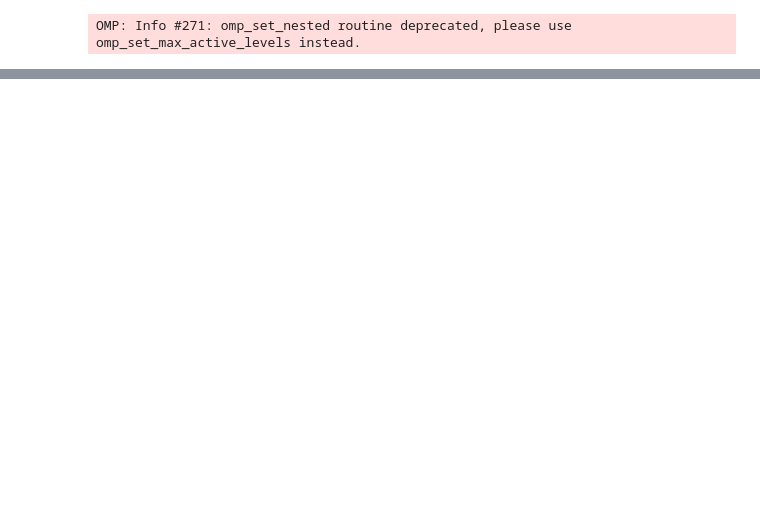
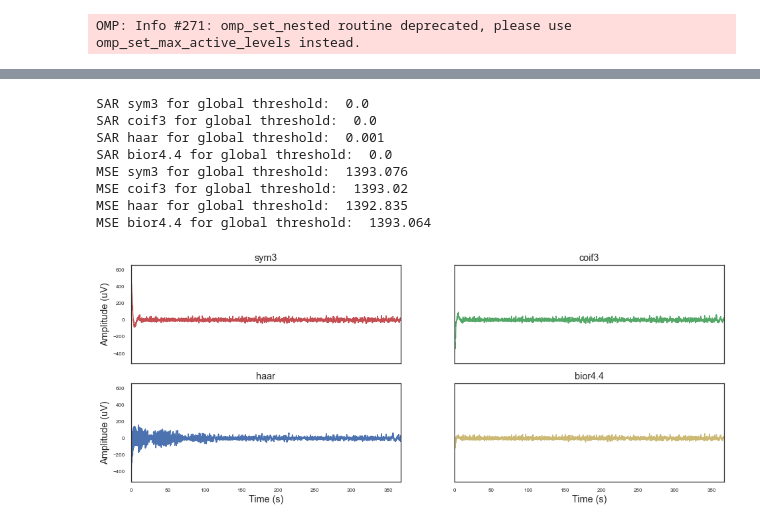
Before and after one commit to iggy96/Dementia-EEG-Analysis, a Jupyter notebook: snr_testing.ipynb, the cells around one changed output, grey strips where cells are left out. Saved outputs shown, nothing was run; the diff lists cells and outputs as text; code cells hidden in the pictures; blank space fills up the shorter version.

```diff
--- a/snr_testing.ipynb
+++ b/snr_testing.ipynb
@@ -144,4 +144,31 @@ def DWT(data,time_array):
     else:
         newEEG_global = newEEG_global
     return newEEG_global
+# %%
+"DWT only"
+
+data = notchFilterOutput[:,1]
+dwt_eeg_gt = DWT(data,time)
+
+bandPassFilterOutput = filtering.butterBandPass(dwt_eeg_gt,lowcut=cfg.highPass,highcut=cfg.lowPass,fs=cfg.fs)
+plots(time,bandPassFilterOutput,titles=['sym3','coif3','haar','bior4.4'],figsize=(16,6),pltclr=['r','g','b','y'])
+
+print("SAR sym3 for global threshold: ", round(sar(data,dwt_eeg_gt[:,0]),3))
+print("SAR coif3 for global threshold: ", round(sar(data,dwt_eeg_gt[:,1]),3))
+print("SAR haar for global threshold: ", round(sar(data,dwt_eeg_gt[:,2]),3))
+print("SAR bior4.4 for global threshold: ", round(sar(data,dwt_eeg_gt[:,3]),3))
+print("MSE sym3 for global threshold: ", round(mse(data,dwt_eeg_gt[:,0]),3))
+print("MSE coif3 for global threshold: ", round(mse(data,dwt_eeg_gt[:,1]),3))
+print("MSE haar for global threshold: ", round(mse(data,dwt_eeg_gt[:,2]),3))
+print("MSE bior4.4 for global threshold: ", round(mse(data,dwt_eeg_gt[:,3]),3))
+# %% [output]
+SAR sym3 for global threshold:  0.0
+SAR coif3 for global threshold:  0.0
+SAR haar for global threshold:  0.001
+SAR bior4.4 for global threshold:  0.0
+MSE sym3 for global threshold:  1393.076
+MSE coif3 for global threshold:  1393.02
+MSE haar for global threshold:  1392.835
+MSE bior4.4 for global threshold:  1393.064
+[figure, added]
 # %%
```
Also changed, not shown: parts of 7 cells of this notebook.
